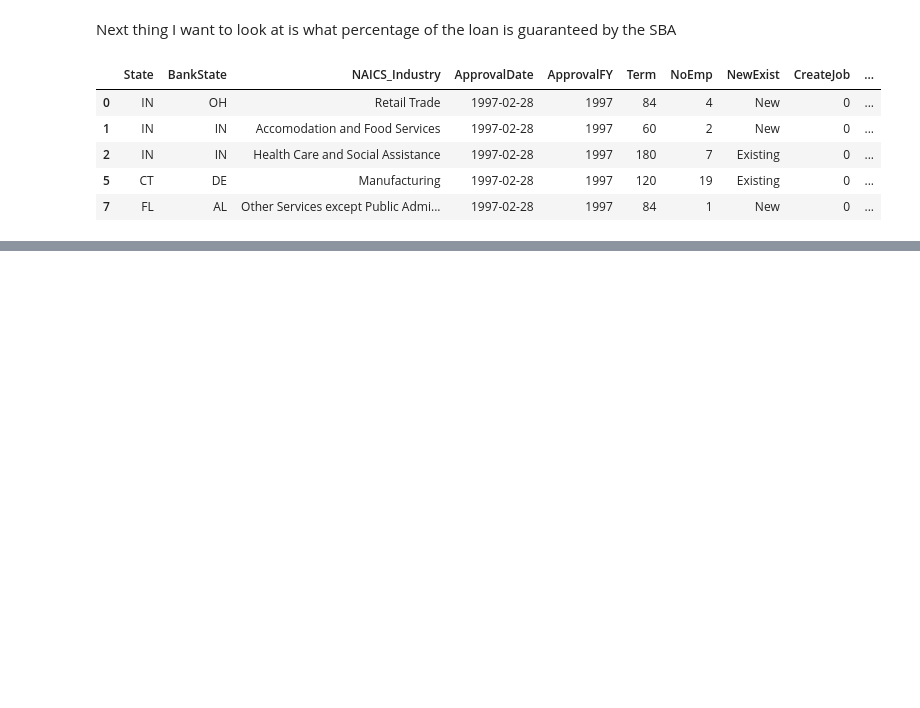
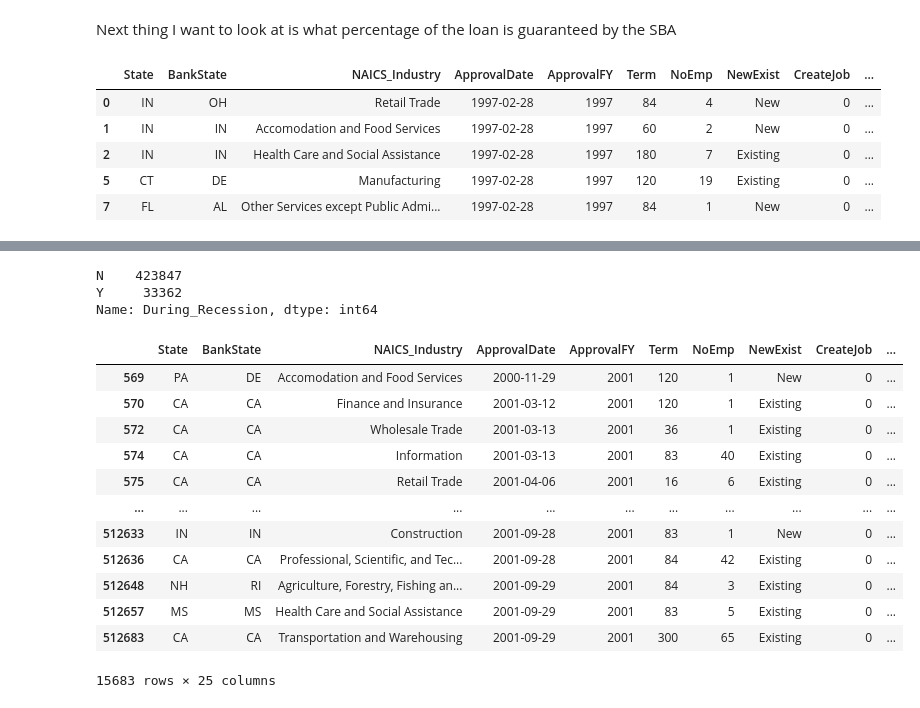
Before and after one commit to ik-okoro/SBA-Loans, a Jupyter notebook: SBA Loans Model.ipynb, the cells around one changed output, grey strips where cells are left out. Saved outputs shown, nothing was run; the diff lists cells and outputs as text; code cells hidden in the pictures; blank space fills up the shorter version.

Commit message:
Pause for the day. Still have to fix recession feature

```diff
--- a/SBA Loans Model.ipynb
+++ b/SBA Loans Model.ipynb
@@ -1174,0 +1177,9 @@ df.head()
+# %%
+# I think I should be more accurate and look at actual dates
+# I'll have to make a recession function
+# Create date ranges for recession
+recession_90s = pd.date_range(start= "July-01-1990", end= "March-31-1991")
+
+recession_2000s = pd.date_range(start= "March-01-2001", end= "November-30-2001")
+
+great_recession = pd.date_range(start= "December-01-2007", end= "June-30-2009")
@@ -1174,0 +1188,12 @@ df.head()
+# %%
+# Create list of all recession date ranges
+recession_list = [recession_90s, recession_2000s, great_recession]
+# %%
+# Create function
+def recession_decider(date):
+    for x in recession_list:
+        if date in x:
+            value = "Y"
+        else:
+            value = "N"
+    return value
@@ -1174,0 +1211,25 @@ df.head()
+# %%
+# Apply function
+df["During_Recession"] = df["ApprovalDate"].apply(recession_decider)
+# %%
+df["During_Recession"].value_counts()
+# %% [output]
+N    423847
+Y     33362
+Name: During_Recession, dtype: int64
+# %%
+df[df["ApprovalFY"] == 2001]
+# %% [output]
+|  | State | BankState | NAICS_Industry | ApprovalDate | ApprovalFY | Term | NoEmp | NewExist | CreateJob | ... |
+| 569 | PA | DE | Accomodation and Food Services | 2000-11-29 | 2001 | 120 | 1 | New | 0 | ... |
+| 570 | CA | CA | Finance and Insurance | 2001-03-12 | 2001 | 120 | 1 | Existing | 0 | ... |
+| 572 | CA | CA | Wholesale Trade | 2001-03-13 | 2001 | 36 | 1 | Existing | 0 | ... |
+| 574 | CA | CA | Information | 2001-03-13 | 2001 | 83 | 40 | Existing | 0 | ... |
+| 575 | CA | CA | Retail Trade | 2001-04-06 | 2001 | 16 | 6 | Existing | 0 | ... |
+| ... | ... | ... | ... | ... | ... | ... | ... | ... | ... | ... |
+| 512633 | IN | IN | Construction | 2001-09-28 | 2001 | 83 | 1 | New | 0 | ... |
+| 512636 | CA | CA | Professional, Scientific, and Tec... | 2001-09-28 | 2001 | 84 | 42 | Existing | 0 | ... |
+| 512648 | NH | RI | Agriculture, Forestry, Fishing an... | 2001-09-29 | 2001 | 84 | 3 | Existing | 0 | ... |
+| 512657 | MS | MS | Health Care and Social Assistance | 2001-09-29 | 2001 | 83 | 5 | Existing | 0 | ... |
+| 512683 | CA | CA | Transportation and Warehousing | 2001-09-29 | 2001 | 300 | 65 | Existing | 0 | ... |
+15683 rows × 25 columns
```
Also changed, not shown: parts of 6 cells of this notebook.
